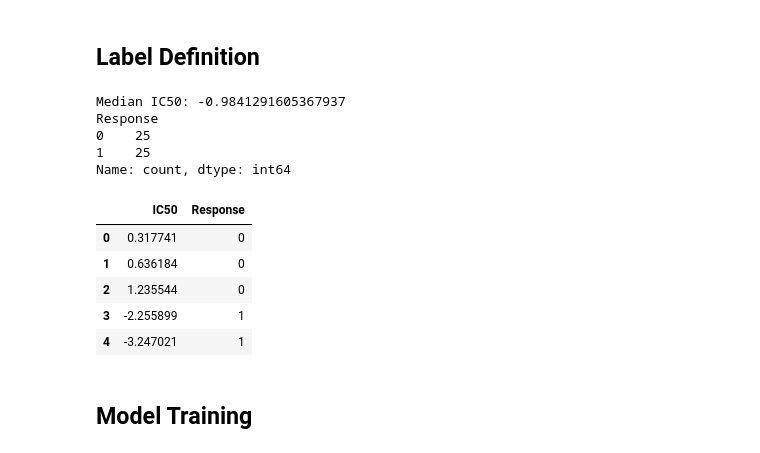
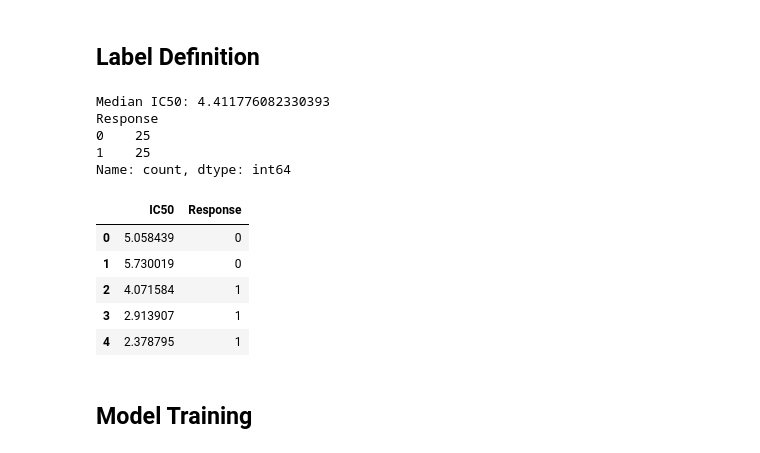
Before and after one commit to Amir-Tav/Token-to-Atom-Cross-Attention-for-Molecular-Toxicity, a Jupyter notebook: base_line.ipynb, the cells around one changed output. Saved outputs shown, nothing was run; the diff lists cells and outputs as text; code cells hidden in the pictures.

```diff
--- a/base_line.ipynb
+++ b/base_line.ipynb
@@ -58,34 +58,34 @@ Saved: Data/tuned\Docetaxel_ML_dataset.csv (89 rows, 141 columns)
 # %%
 import pandas as pd
 
 # Load dataset
-df = pd.read_csv("Data/tuned/Camptothecin_ML_dataset.csv")
+df = pd.read_csv("Data/tuned/Cisplatin_ML_dataset.csv")
 
 # Compute median IC50
 median_ic50 = df["IC50"].median()
 
 # Create binary label column
 df["Response"] = (df["IC50"] < median_ic50).astype(int)
 
 # Save updated file
-df.to_csv("Data/final/Camptothecin_ML_dataset_labeled.csv", index=False)
+df.to_csv("Data/final/Cisplatin_ML_dataset_labeled.csv", index=False)
 
 # Preview label distribution
 print(f"Median IC50: {median_ic50}")
 print(df["Response"].value_counts())
 df[["IC50", "Response"]].head()
 # %% [output]
-Median IC50: -0.9841291605367937
+Median IC50: 4.411776082330393
 Response
 0    25
 1    25
 Name: count, dtype: int64
 |  | IC50 | Response |
-| 0 | 0.317741 | 0 |
-| 1 | 0.636184 | 0 |
-| 2 | 1.235544 | 0 |
-| 3 | -2.255899 | 1 |
-| 4 | -3.247021 | 1 |
+| 0 | 5.058439 | 0 |
+| 1 | 5.730019 | 0 |
+| 2 | 4.071584 | 1 |
+| 3 | 2.913907 | 1 |
+| 4 | 2.378795 | 1 |
 # %% [markdown]
 ## Model Training
 # %%
```
Also changed, not shown: parts of 6 cells of this notebook, 3 other files.
